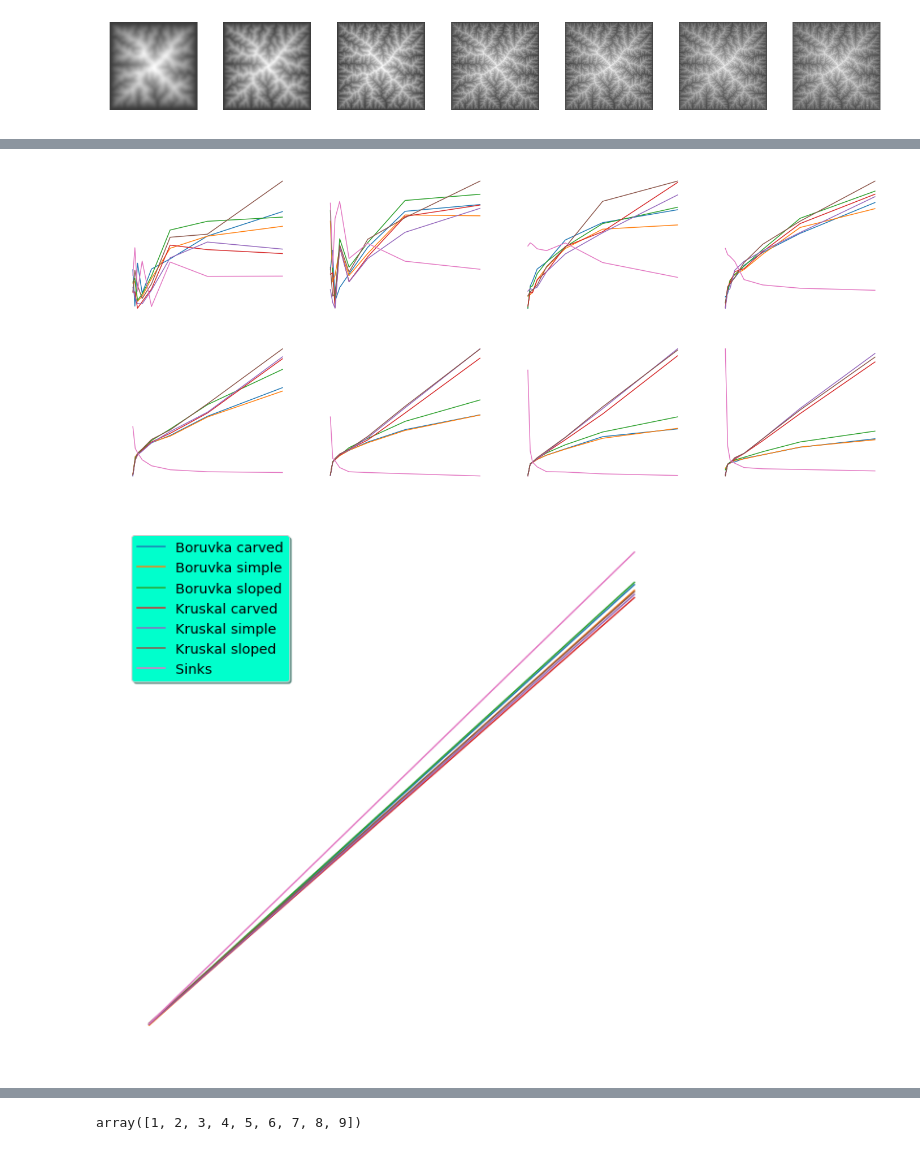
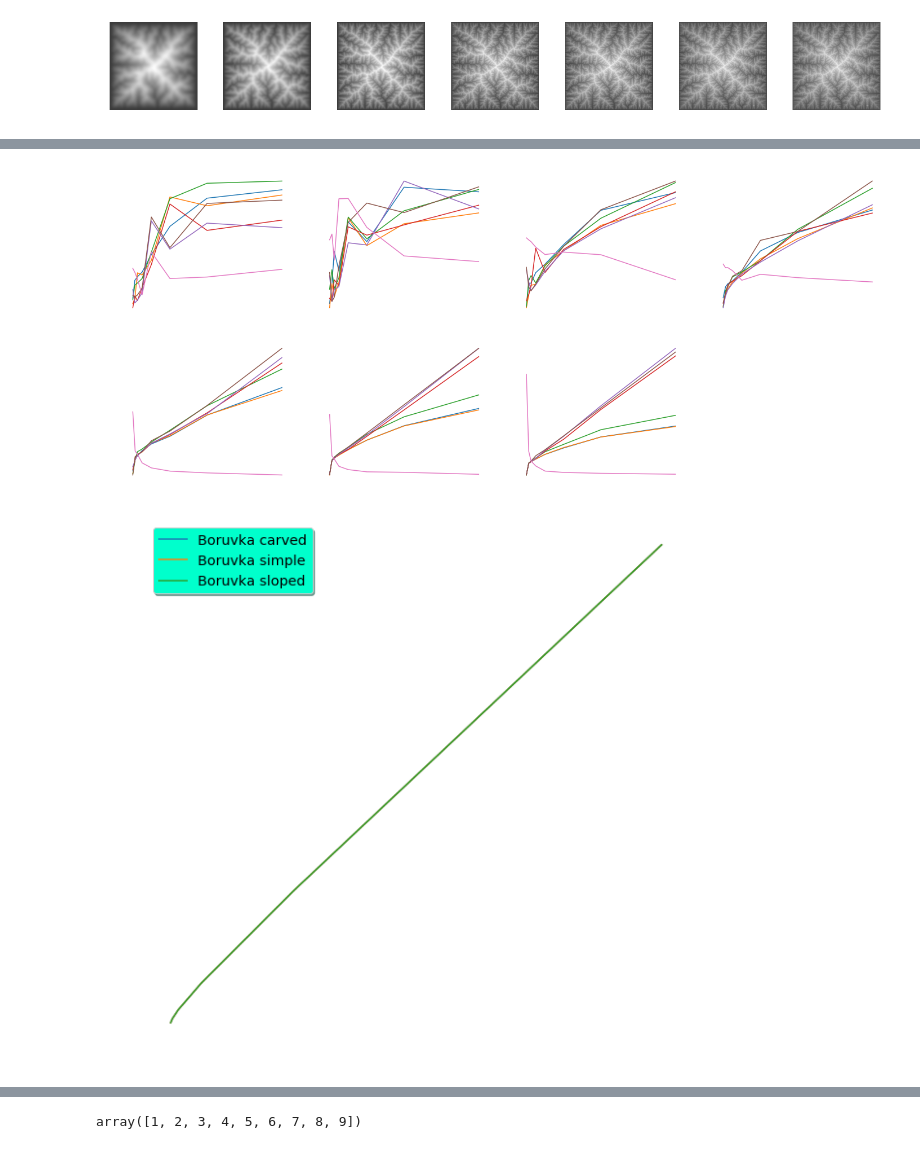
Before and after one commit to fastscape-lem/fastscapelib, a Jupyter notebook: examples/mountain.ipynb, the cells around one changed output, grey strips where cells are left out. Saved outputs shown, nothing was run; the diff lists cells and outputs as text; code cells hidden in the pictures.

```diff
--- a/examples/mountain.ipynb
+++ b/examples/mountain.ipynb
@@ -110,15 +110,18 @@ from bench import bench
 # %%
 def get_bench_size(prop, algo):
     x = []
+    x_num = []
     y = []
 
     for s, sd in bench.items():
         x.append(s)
+        x_num.append(sd[prop]['numholes'])
         y.append(sd[prop][algo])
 
-    return (x,
-           [i for (i, j) in y],
-           [j for (i, j) in y])
+    return (x, x_num,
+           [i for (i, _, _) in y],
+           [j for (_, j, _) in y],
+           [k for (_, _, k) in y])
 
 def get_bench_prop(size, algo):
 
@@ -132,15 +135,16 @@ def get_bench_prop(size, algo):
         y.append(pd[algo])
 
     return (x, x_num,
-           [i for (i, j) in y],
-           [j for (i, j) in y])
+           [i for (i, _, _) in y],
+           [j for (_, j, _) in y],
+           [k for (_, _, k) in y])
 
 algos = [ k for k in bench.values().__iter__().__next__().values().__iter__().__next__().keys() if k != 'numholes' ]
 
 def plot_size(prop, ax, legends = False, low = 0, high = None):
     global algos
     for algo in algos:
-        x, y, _ = get_bench_size(prop, algo)
+        _, x, y, _, _ = get_bench_size(prop, algo)
         ax.plot(x[low:high], y[low:high], label = algo)
 
     if legends:
@@ -150,10 +154,32 @@ def plot_size(prop, ax, legends = False, low = 0, high = None):
 def plot_prop(size, ax, legends = False, low = 0, high = None):
     global algos
     for algo in algos:
-        _, x, y, _ = get_bench_prop(size, algo)
+        _, x, y, _, _ = get_bench_prop(size, algo)
         ax.plot(x[low:high], y[low:high], label = algo)
 
     if legends:
         legend = ax.legend(loc='upper left', shadow=True, fontsize='x-large')
         legend.get_frame().set_facecolor('#00FFCC')
+
+def plot_size_bk(prop, ax, legends = False, low = 0, high = None):
+    global algos
+    for algo in algos:
+        _, x, _, _, y = get_bench_size(prop, algo)
+        if y[0] > 0:
+            ax.plot(x[low:high], y[low:high], label = algo)
+
+    if legends:
+        legend = ax.legend(loc='upper left', shadow=True, fontsize='x-large')
+        legend.get_frame().set_facecolor('#00FFCC')
+
+def plot_prop_bk(size, ax, legends = False, low = 0, high = None):
+    global algos
+    for algo in algos:
+        _, x, _, _, y = get_bench_prop(size, algo)
+        if y[0] > 0:
+            ax.plot(x[low:high], y[low:high], label = algo)
+
+    if legends:
+        legend = ax.legend(loc='upper left', shadow=True, fontsize='x-large')
+        legend.get_frame().set_facecolor('#00FFCC')
 # %%
@@ -171,19 +200,22 @@ plot_size(1, ax[1,3])
 # %%
+def do_plot_prop(s, a):
+    plot_prop(s, a)
+
 fig, ax = plt.subplots(nrows = 2, ncols = 4,figsize = (24,10))
-plot_prop(32, ax[0,0])
-plot_prop(64, ax[0,1])
-plot_prop(128, ax[0,2])
-plot_prop(256, ax[0,3])
-plot_prop(512, ax[1,0])
-plot_prop(1024, ax[1,1])
-plot_prop(2048, ax[1,2])
-plot_prop(4096, ax[1,3])
+do_plot_prop(32, ax[0,0])
+do_plot_prop(64, ax[0,1])
+do_plot_prop(128, ax[0,2])
+do_plot_prop(256, ax[0,3])
+do_plot_prop(512, ax[1,0])
+do_plot_prop(1024, ax[1,1])
+do_plot_prop(2048, ax[1,2])
+#do_plot_prop(4096, ax[1,3])
 # %% [output]
-[figure, old version]
+[figure, new version]
 # %%
 fig, ax = plt.subplots(figsize = (10,10))
-plot_size(.03125, ax, legends = True, low = 6)
+plot_size_bk(.03125, ax, legends = True, low = 0)
 # %% [output]
-[figure, old version]
+[figure, new version]
 # %%
 fig, ax = plt.subplots(figsize = (10,10))
```
Also changed, not shown: parts of 3 cells of this notebook, 3 other files.
